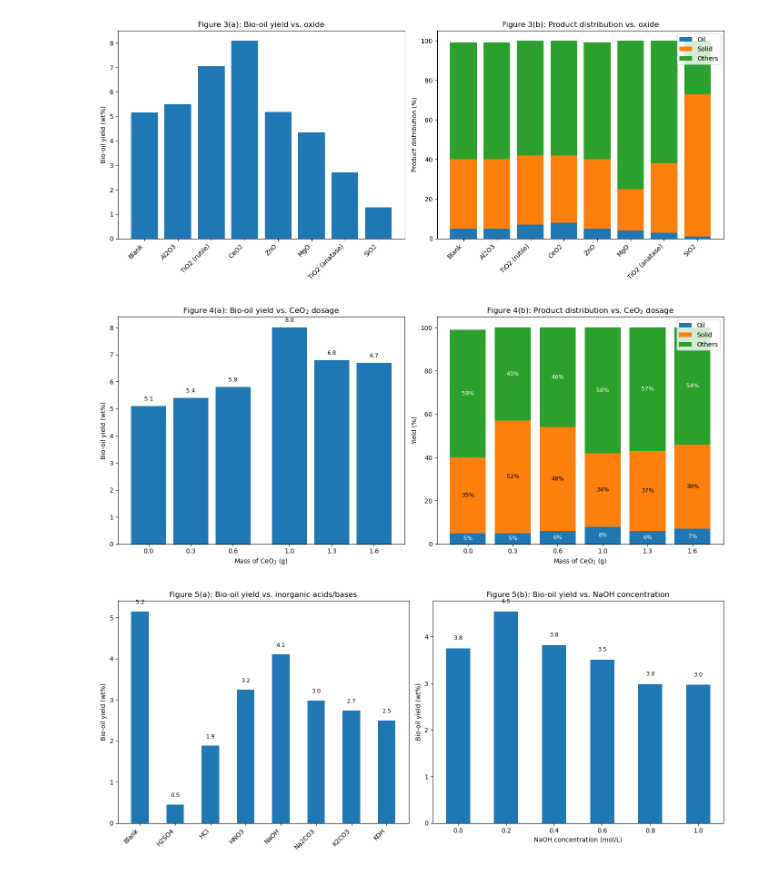
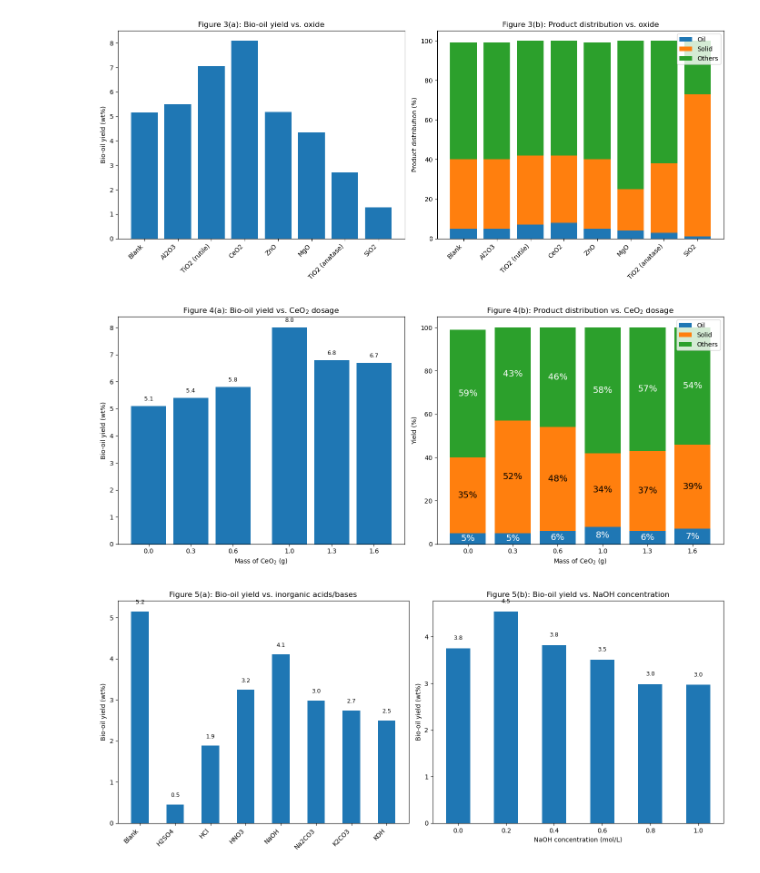
Before and after one commit to transforming-chemistry/BiomassLignocellulose-HTL-HTT-HTC-Conversion-Data, a Jupyter notebook: notebooks/Samples_ingestion_notebooks/zhang2024.ipynb, the cells around one changed output. Drawn from its saved outputs; the diff is of its cells as text; code cells hidden in the pictures.

```diff
--- a/notebooks/Samples_ingestion_notebooks/zhang2024.ipynb
+++ b/notebooks/Samples_ingestion_notebooks/zhang2024.ipynb
@@ -478,37 +478,37 @@ for x, y in zip(dosages, yields):
     axes[0].text(x, y + 0.15, f"{y:.1f}", ha="center", va="bottom", fontsize=9)
 
 # ---- Fig. 4(b): Product distribution under different CeO2 dosages ----
 oil    = [d["Oil_pct"]    for d in FIG4b_CeO2_Dosage_Distribution]
 solid  = [d["Solid_pct"]  for d in FIG4b_CeO2_Dosage_Distribution]
 others = [d["Others_pct"] for d in FIG4b_CeO2_Dosage_Distribution]
 d2     = [d["CeO2_g"]     for d in FIG4b_CeO2_Dosage_Distribution]
 
 x = np.arange(len(d2))
 axes[1].bar(x, oil,   label="Oil")
 axes[1].bar(x, solid, bottom=oil,   label="Solid")
 axes[1].bar(x, others, bottom=np.array(oil)+np.array(solid), label="Others")
 
 axes[1].set_xticks(x)
 axes[1].set_xticklabels([str(v) for v in d2], rotation=0)
 axes[1].set_xlabel("Mass of CeO$_2$ (g)")
 axes[1].set_ylabel("Yield (%)")
 axes[1].set_title("Figure 4(b): Product distribution vs. CeO$_2$ dosage")
 axes[1].legend()
 
 for i in range(len(x)):
     y0 = oil[i]
     y1 = oil[i] + solid[i]
     if oil[i] > 0:
-        axes[1].text(x[i], oil[i]/2, f"{oil[i]}%", ha="center", va="center", fontsize=9, color="w")
+        axes[1].text(x[i], oil[i]/2, f"{oil[i]}%", ha="center", va="center", fontsize=14, color="w")
     if solid[i] > 0:
-        axes[1].text(x[i], y0 + solid[i]/2, f"{solid[i]}%", ha="center", va="center", fontsize=9, color="k")
+        axes[1].text(x[i], y0 + solid[i]/2, f"{solid[i]}%", ha="center", va="center", fontsize=14, color="k")
     if others[i] > 0:
-        axes[1].text(x[i], y1 + others[i]/2, f"{others[i]}%", ha="center", va="center", fontsize=9, color="w")
+        axes[1].text(x[i], y1 + others[i]/2, f"{others[i]}%", ha="center", va="center", fontsize=14, color="w")
 
 plt.tight_layout()
 plt.show()
 # %% [output]
-[figure, old version]
+[figure, new version]
 # %%
 # Figure 5(a) — Bio-oil yield vs inorganic acids/bases
 FIG5a_Catalyst_Biooil = [
```
Also changed, not shown: 4 other files.
